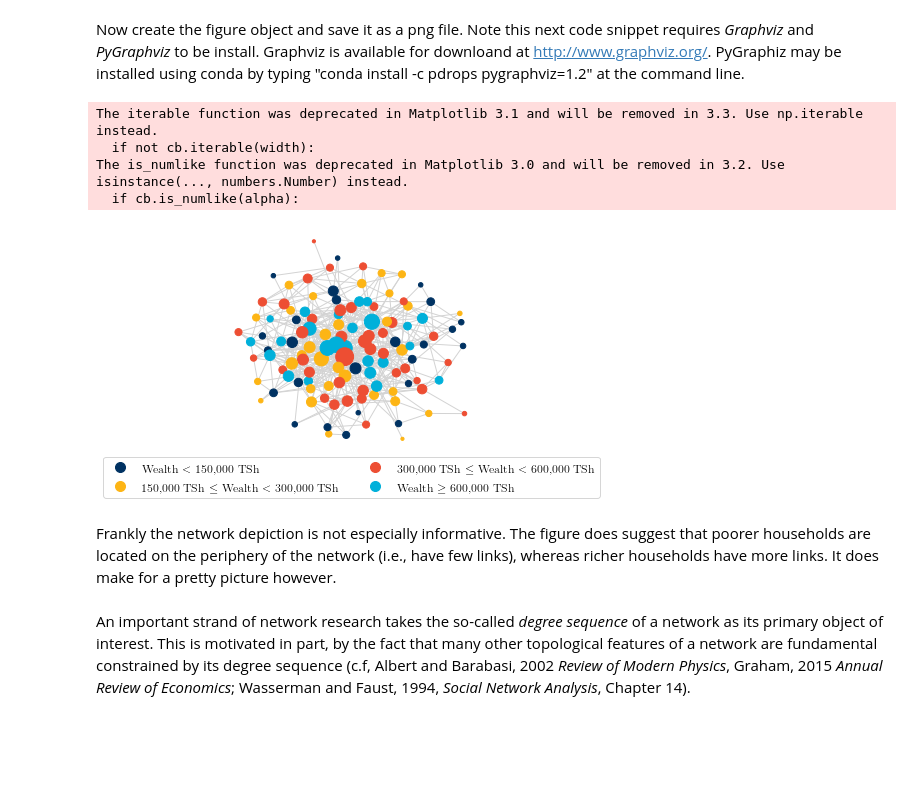
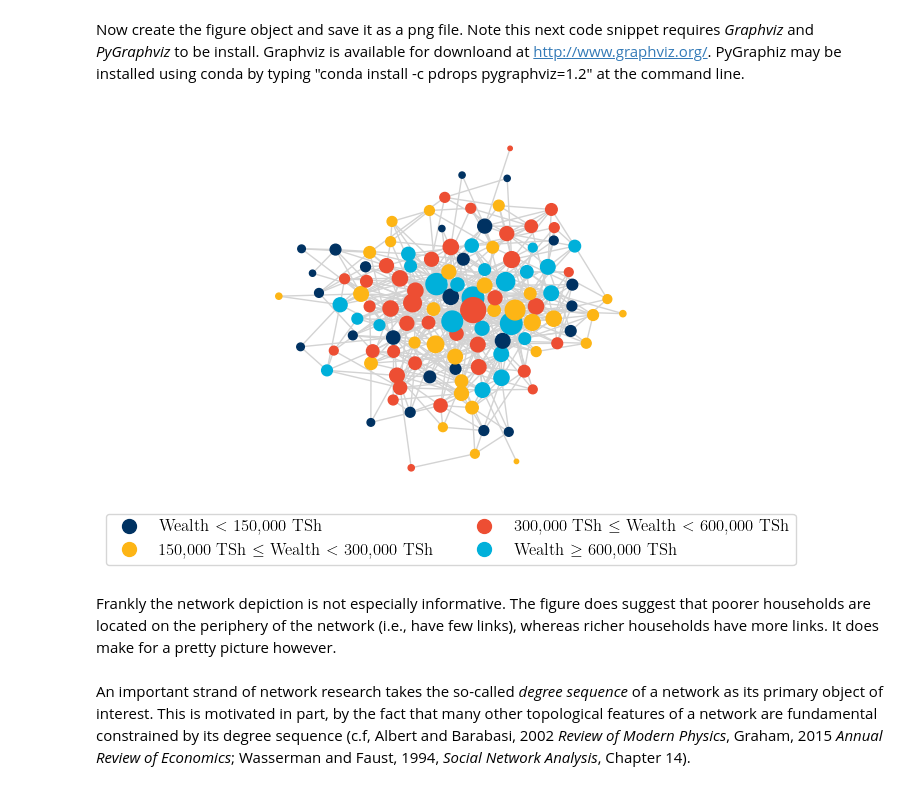
Before and after one commit to bryangraham/short_courses, a Jupyter notebook: St_Gallen/2020/Notebooks/Notebook_1_Describing_Networks.ipynb, the cells around one changed output. Drawn from its saved outputs; the diff is of its cells as text; code cells hidden in the pictures; blank space fills up the shorter version.

```diff
--- a/St_Gallen/2020/Notebooks/Notebook_1_Describing_Networks.ipynb
+++ b/St_Gallen/2020/Notebooks/Notebook_1_Describing_Networks.ipynb
@@ -68,7 +68,8 @@ Nyakatoke_ind.loc[Nyakatoke_ind['iid']=='01', 'head_age'] = Nyakatoke_ind['age']
 # Find sex of household head
 gender_dict = {'male' : 1, 'female' : 0}
 Nyakatoke_ind['head_sex'] = np.nan
-Nyakatoke_ind.loc[Nyakatoke_ind['iid']=='01', 'head_sex'] = Nyakatoke_ind['sex'].map(gender_dict)
+Nyakatoke_ind.loc[Nyakatoke_ind['iid']=='01', 'head_sex'] = Nyakatoke_ind['sex']
+Nyakatoke_ind['head_sex'] = Nyakatoke_ind['head_sex'].map(gender_dict)
 
 # Create completed primary school dummy variable
 Nyakatoke_ind['primary'] = ((Nyakatoke_ind['education'] == 'finished primary') | (Nyakatoke_ind['education'] == 'secondary'))*1
@@ -356,41 +357,37 @@ rich_patch      = Line2D([0], [0], color='#00B0DA', marker='o', linestyle='None'
 legend_labels = [r'Wealth $<$ 150,000 TSh',\
                  r'150,000 TSh $\leq$ Wealth $<$ 300,000 TSh',\
                  r'300,000 TSh $\leq$ Wealth $<$ 600,000 TSh',\
                  r'Wealth $\geq$  600,000 TSh']
 
 # Use Graphviz to position nodes
 # NOTE: need to call graphviz_layout with long name to avoid namespace error bug
-node_pos = nx.drawing.nx_agraph.pygraphviz_layout(G,prog='neato')
+node_pos = nx.drawing.nx_agraph.pygraphviz_layout(G,prog='fdp')
 
 fig, ax = plt.subplots()
 plt.axis('off')
 nx.draw_networkx(G, pos=node_pos, with_labels=False, \
-                 node_color = [color_map[G.node[node]['wealth']] for node in G], \
-                 node_size = [G.node[node]['degree']*10 for node in G], \
+                 node_color = [color_map[G.nodes[node]['wealth']] for node in G], \
+                 node_size = [G.nodes[node]['degree']*10 for node in G], \
                  edge_color='lightgrey', width=1)
 lgd = ax.legend(handles=[very_poor_patch, poor_patch, middle_patch, rich_patch], \
                 labels=legend_labels, \
                 bbox_to_anchor=(0.5, -0.01), loc='upper center', fontsize=12, ncol=2, numpoints = 1)
 
 # Add frame around plot
 for spine in ['left','right','top','bottom']:
     ax.spines[spine].set_visible(True)
     ax.spines[spine].set_color('k')
     ax.spines[spine].set_linewidth(2)
 
 # Remove tick marks and labels
 ax.tick_params(axis='x', which='both', bottom=False, top=False, labelbottom=False)
 ax.tick_params(axis='y', which='both', left=False, right=False, labelleft=False)
 
 # Save figure
 plt.tight_layout()
 plt.savefig(graphics+'Nyakatoke_Network.png', bbox_extra_artists=(lgd,), bbox_inches='tight', dpi=500)
 # %% [output]
-The iterable function was deprecated in Matplotlib 3.1 and will be removed in 3.3. Use np.iterable instead.
-  if not cb.iterable(width):
-The is_numlike function was deprecated in Matplotlib 3.0 and will be removed in 3.2. Use isinstance(..., numbers.Number) instead.
-  if cb.is_numlike(alpha):
-[figure, old version]
+[figure, new version]
 # %% [markdown]
 Frankly the network depiction is not especially informative. The figure does suggest that poorer households are located on the periphery of the network (i.e., have few links), whereas richer households have more links. It does make for a pretty picture however.
 <br>
```
Also changed, not shown: parts of 4 cells of this notebook, 11 other files.
